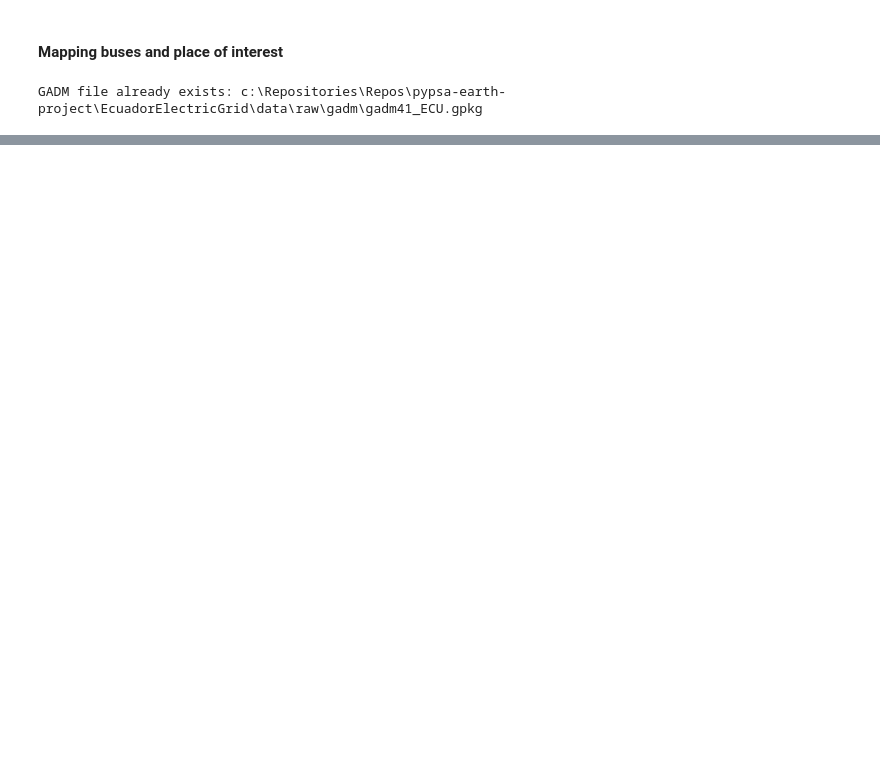
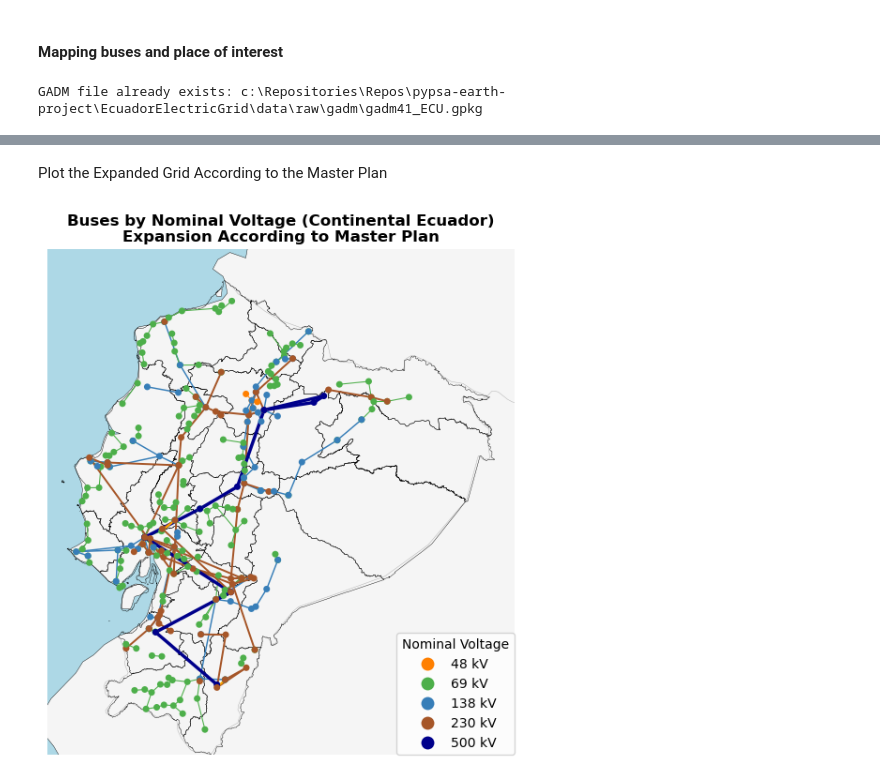
Before and after one commit to Fernando3161/EcuadorElectricGrid, a Jupyter notebook: notebooks/06_EC_network_plots.ipynb, the cells around one changed output, grey strips where cells are left out. Cells and saved outputs as stored; diff of their text form; code cells hidden in the pictures; blank space fills up the shorter version.

```diff
--- a/notebooks/06_EC_network_plots.ipynb
+++ b/notebooks/06_EC_network_plots.ipynb
@@ -640,0 +284,10 @@ exported
+# %% [markdown]
+Plot the Expanded Grid According to the Master Plan
+# %%
+plot_buses_and_lines_by_voltage(
+    network=networks_dict["network_prod_mix"],
+    title= "Buses by Nominal Voltage (Continental Ecuador)\nExpansion According to Master Plan",
+    save_name= "04_EC_Expansion.png"
+)
+# %% [output]
+[figure, added]
```
Also changed, not shown: parts of 26 cells of this notebook, 7 other files.
